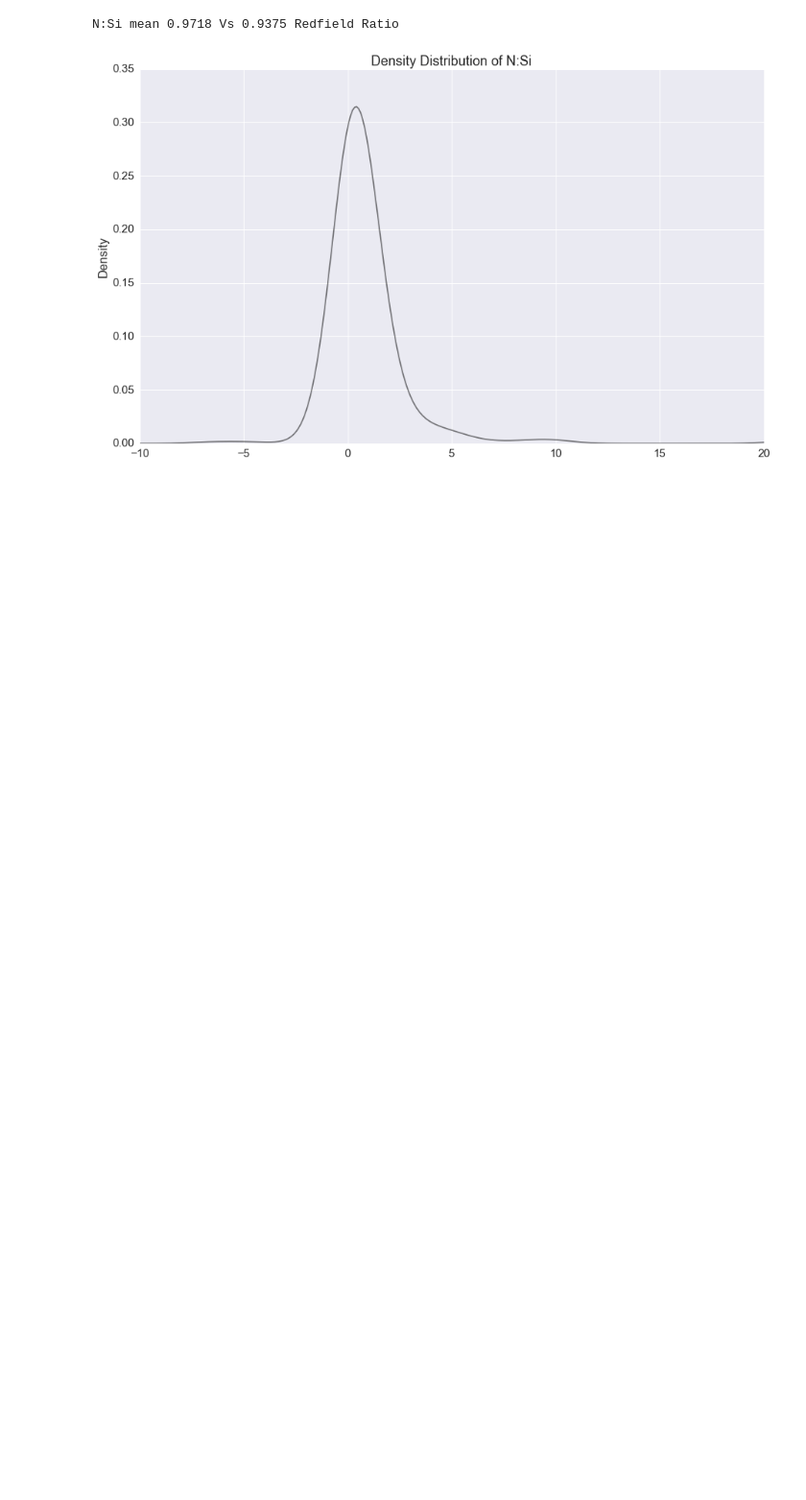
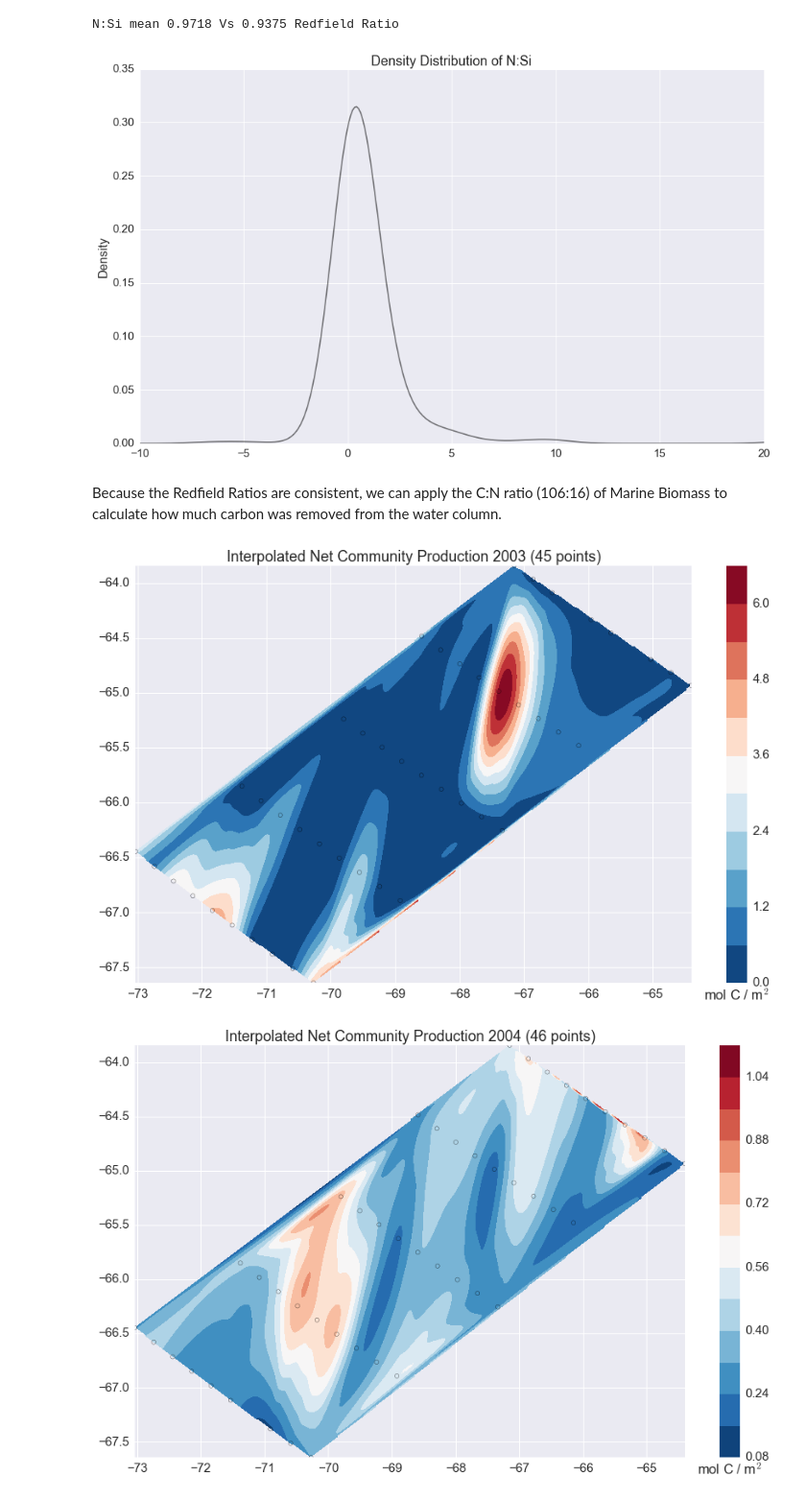
Before and after one commit to yinleon/Palmer, a Jupyter notebook: palmerInOrg.ipynb, the cells around one changed output. Shown at 96% size. Cells and saved outputs as stored; diff of their text form; code cells hidden in the pictures; blank space fills up the shorter version.

```diff
--- a/palmerInOrg.ipynb
+++ b/palmerInOrg.ipynb
@@ -848,10 +879,10 @@ def get_NPP(df,station,tracer,mld):
     else:
         return None
 # %%
-nppOutfile = os.path.join(dsPath+'NPP.json')
-def compile_NPP(method='t_sig_down',tracer='Nitrite',outfile=nppOutfile,warning=False):
+ncpOutfile = os.path.join(dsPath+'NCP.json')
+def compile_NCP(method='t_sig_down',tracer='Nitrite',outfile=ncpOutfile,warning=False):
     years = [2003,2004,2005,2006,2007,2008,2009,2011,2012,2013,2014]
-    NPP_list = []
+    NCP_list = []
     for year in years:
         if(warning==True):
             print("***",year,"***")
@@ -889,28 +920,28 @@ def compile_NPP(method='t_sig_down',tracer='Nitrite',outfile=nppOutfile,warning=
                 if(mld_S.empty):
                     try:
                         if not(pd.isnull(station_MLD(station,zi,querryInOrg,xi_coords,yi_coords))):
-                            NPP_list.append({'year': year,
+                            NCP_list.append({'year': year,
                                          'stationID': station,
                                          'MLD' : station_MLD(station,zi,querryInOrg,xi_coords,yi_coords),
                                          'interp':'True',
-                                         'NPP': get_NPP(querryInOrg,station,tracer,station_MLD(station,zi,querryInOrg,xi_coords,yi_coords))})
+                                         'Nuit_Deficiency': get_NCP(querryInOrg,station,tracer,station_MLD(station,zi,querryInOrg,xi_coords,yi_coords))})
                     except (KeyError,IndexError) as e:
                         if(warning==True):
                             print(station,"index not found")
                         # TODO: reference annual value for index error?? reference nearest enighbor for key error?
 
                 else:
-                    NPP_list.append({'year': year,
+                    NCP_list.append({'year': year,
                                      'stationID': station,
                                      'MLD': mld_S[method].mean(),
                                      'interp': 'False',
-                                     'NPP': get_NPP(querryInOrg,station,tracer,np.nanmean(mld_S[method]))})
+                                     'Nuit_Deficiency': get_NCP(querryInOrg,station,tracer,np.nanmean(mld_S[method]))})
     with open(outfile, 'w') as file:
-        json.dump(NPP_list, file, indent=4)
-compile_NPP(method='clustered_MLD',tracer='Nitrite',outfile=nppOutfile)
+        json.dump(NCP_list, file, indent=4)
+compile_NCP(method='clustered_MLD',tracer='Nitrite',outfile=ncpOutfile)
 # %% [markdown]
 read the json file into a pandas DF, read as text to avoid nans. Chained solution to <a target="_blank" href='http://stackoverflow.com/q/29875244/5094480'>this</a> Stackoverflow answer.
 # %%
-NOX_df = pd.DataFrame(json.loads(open(nppOutfile,'r').read()))
-NOX_df = pd.merge(left=NOX_df,right=newGrid,on='stationID',how='inner')
-NOX_df['NPP_C'] = NOX_df['NPP']*(106./16)
+NOX_df = pd.DataFrame(json.loads(open(ncpOutfile,'r').read()))
+NOX_df = pd.merge(left=NOX_df,right=newGrid[['stationID','lat','lon']],on='stationID',how='inner')
+NOX_df.head()
@@ -959,3 +979,10 @@ print("N:Si mean",round(N_Si.mean(),4),"Vs",15/16,"Redfield Ratio")
 # %% [output]
 N:Si mean 0.9718 Vs 0.9375 Redfield Ratio
 [figure]
+# %% [markdown]
+Because the Redfield Ratios are consistent, we can apply the C:N ratio (106:16) of Marine Biomass to calculate how much carbon was removed from the water column.
+# %%
+interpolate(df=NOX_df,tracer='Nuit_Deficiency')
+# %% [output]
+[figure, added]
+[figure, added]
```
Also changed, not shown: parts of 31 cells of this notebook.
